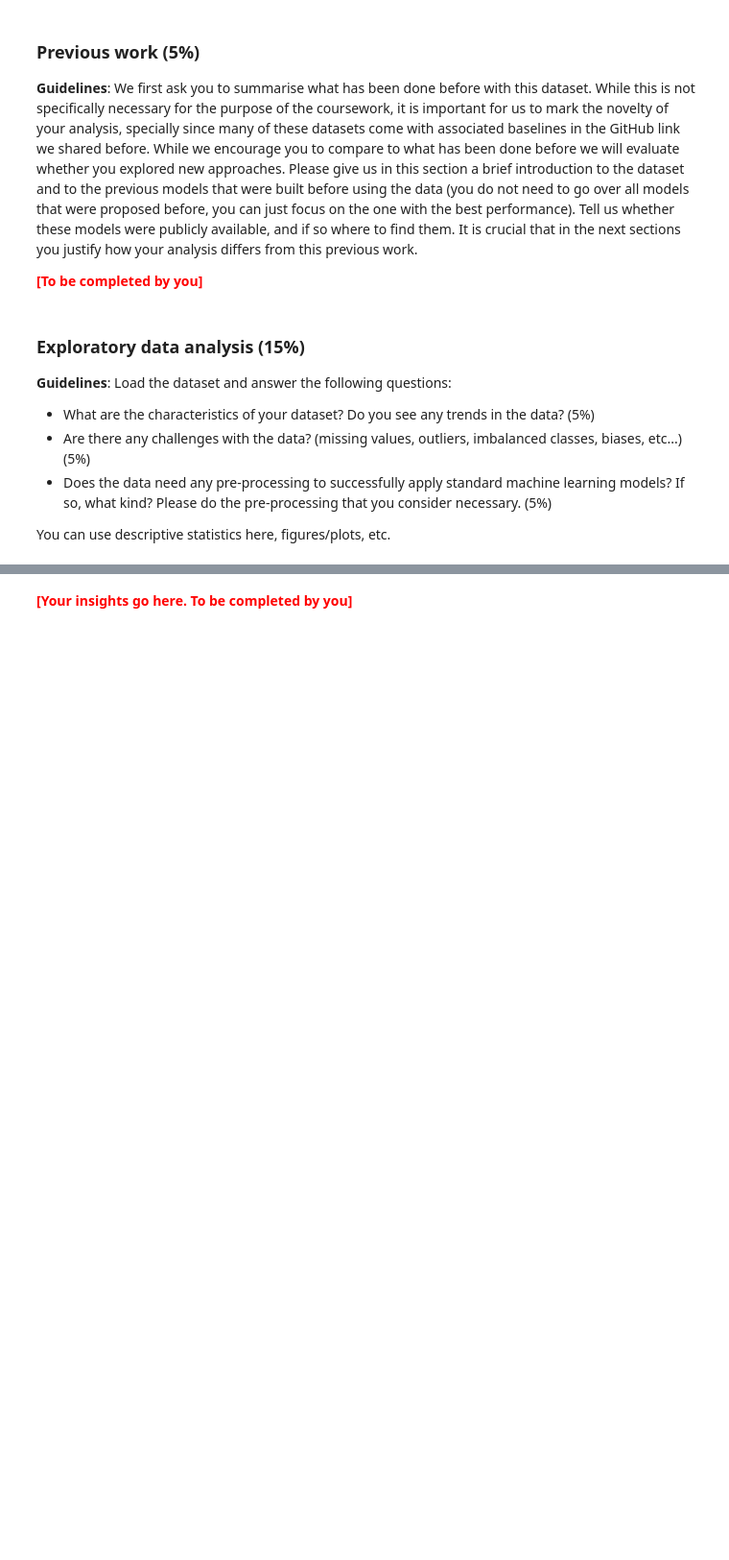
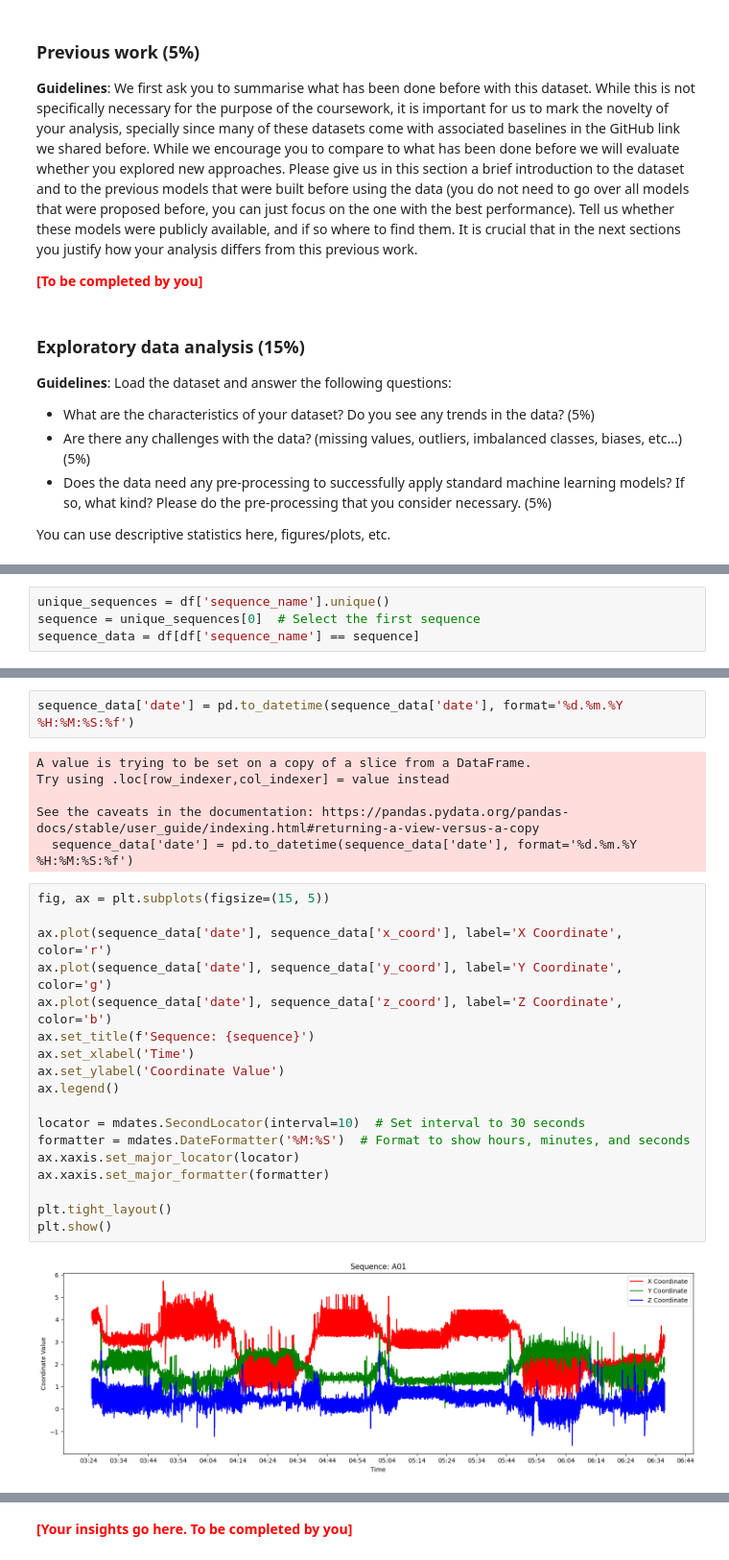
Before and after one commit to ElGrorg/LSTMFallDetection, a Jupyter notebook: coursework2_ai4sd.ipynb, the cells around one changed output, grey strips where cells are left out. Shown at 96% size. Drawn from its saved outputs; the diff is of its cells as text; blank space fills up the shorter version.

```diff
--- a/coursework2_ai4sd.ipynb
+++ b/coursework2_ai4sd.ipynb
@@ -45,0 +143,4 @@ You can use descriptive statistics here, figures/plots, etc.
+# %%
+unique_sequences = df['sequence_name'].unique()
+sequence = unique_sequences[0]  # Select the first sequence
+sequence_data = df[df['sequence_name'] == sequence]
@@ -45,0 +167,28 @@ You can use descriptive statistics here, figures/plots, etc.
+# %%
+sequence_data['date'] = pd.to_datetime(sequence_data['date'], format='%d.%m.%Y %H:%M:%S:%f')
+# %% [output]
+A value is trying to be set on a copy of a slice from a DataFrame.
+Try using .loc[row_indexer,col_indexer] = value instead
+
+See the caveats in the documentation: https://pandas.pydata.org/pandas-docs/stable/user_guide/indexing.html#returning-a-view-versus-a-copy
+  sequence_data['date'] = pd.to_datetime(sequence_data['date'], format='%d.%m.%Y %H:%M:%S:%f')
+# %%
+fig, ax = plt.subplots(figsize=(15, 5))
+
+ax.plot(sequence_data['date'], sequence_data['x_coord'], label='X Coordinate', color='r')
+ax.plot(sequence_data['date'], sequence_data['y_coord'], label='Y Coordinate', color='g')
+ax.plot(sequence_data['date'], sequence_data['z_coord'], label='Z Coordinate', color='b')
+ax.set_title(f'Sequence: {sequence}')
+ax.set_xlabel('Time')
+ax.set_ylabel('Coordinate Value')
+ax.legend()
+
+locator = mdates.SecondLocator(interval=10)  # Set interval to 30 seconds
+formatter = mdates.DateFormatter('%M:%S')  # Format to show hours, minutes, and seconds
+ax.xaxis.set_major_locator(locator)
+ax.xaxis.set_major_formatter(formatter)
+
+plt.tight_layout()
+plt.show()
+# %% [output]
+[figure, added]
```
Also changed, not shown: parts of 51 cells of this notebook, 2 other files.
